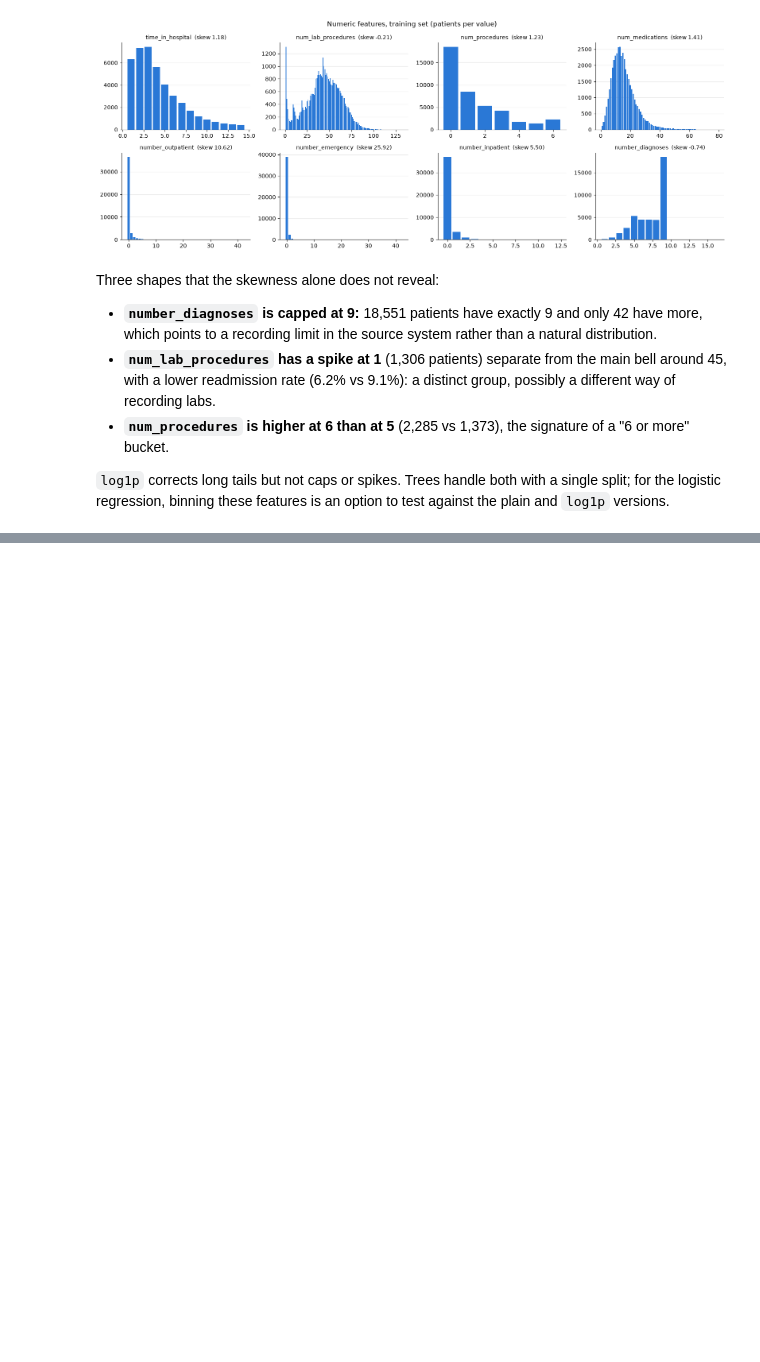
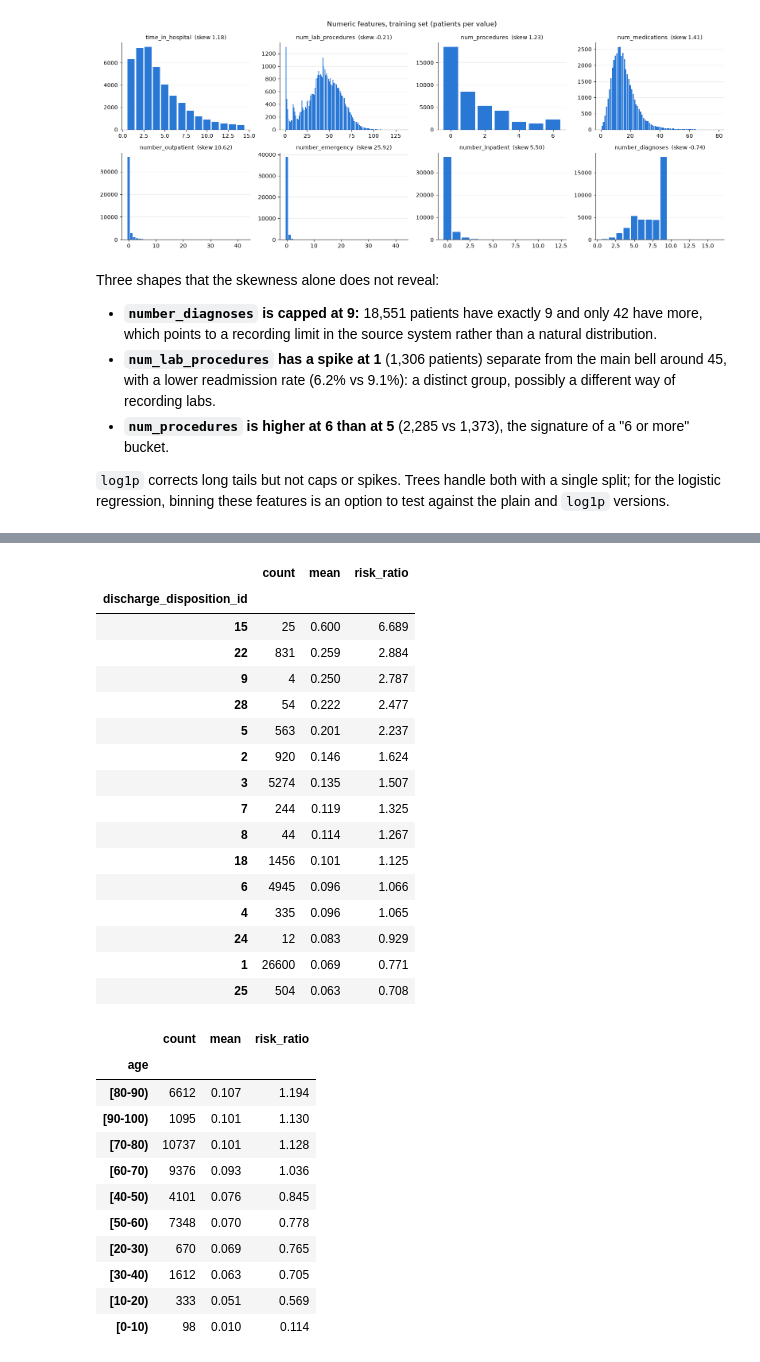
Before and after one commit to gigifumagalli/diabetes-readmission, a Jupyter notebook: notebooks/01_scoping_eda.ipynb, the cells around one changed output, grey strips where cells are left out. Cells and saved outputs as stored; diff of their text form; code cells hidden in the pictures; blank space fills up the shorter version.

```diff
--- a/notebooks/01_scoping_eda.ipynb
+++ b/notebooks/01_scoping_eda.ipynb
@@ -555,0 +562,9 @@ regression, binning these features is an option to test against the plain and `l
+# %%
+# Constant columns carry no information (3.2); NaN becomes its own category, so missingness can carry signal
+SCREEN_COLS = [c for c in CATEGORICAL_COLS if c not in constant_cols]
+cat_train = df_train[SCREEN_COLS].fillna("Missing")
+
+mi_summary = pd.DataFrame({"n_values": cat_train.nunique()})
+mi_summary["mi"] = cat_train.apply(lambda col: mutual_info_score(col, df_train["target"]))
+
+mi_summary.sort_values("mi", ascending=False).round(5)
@@ -555,0 +595,41 @@ regression, binning these features is an option to test against the plain and `l
+# %%
+base_rate = df_train["target"].mean()
+
+def risk_table(col: str) -> pd.DataFrame:
+    """Readmission rate and risk ratio per category of one column, highest risk first."""
+    table = df_train.groupby(cat_train[col])["target"].agg(["count", "mean"])
+    table["risk_ratio"] = table["mean"] / base_rate
+    return table.sort_values("risk_ratio", ascending=False).round(3)
+
+for col in ["discharge_disposition_id", "age", "medical_specialty", "payer_code"]:
+    display(risk_table(col).head(15))
+# %% [output]
+|  | count | mean | risk_ratio |
+| discharge_disposition_id |  |  |  |
+| 15 | 25 | 0.600 | 6.689 |
+| 22 | 831 | 0.259 | 2.884 |
+| 9 | 4 | 0.250 | 2.787 |
+| 28 | 54 | 0.222 | 2.477 |
+| 5 | 563 | 0.201 | 2.237 |
+| 2 | 920 | 0.146 | 1.624 |
+| 3 | 5274 | 0.135 | 1.507 |
+| 7 | 244 | 0.119 | 1.325 |
+| 8 | 44 | 0.114 | 1.267 |
+| 18 | 1456 | 0.101 | 1.125 |
+| 6 | 4945 | 0.096 | 1.066 |
+| 4 | 335 | 0.096 | 1.065 |
+| 24 | 12 | 0.083 | 0.929 |
+| 1 | 26600 | 0.069 | 0.771 |
+| 25 | 504 | 0.063 | 0.708 |
+|  | count | mean | risk_ratio |
+| age |  |  |  |
+| [80-90) | 6612 | 0.107 | 1.194 |
+| [90-100) | 1095 | 0.101 | 1.130 |
+| [70-80) | 10737 | 0.101 | 1.128 |
+| [60-70) | 9376 | 0.093 | 1.036 |
+| [40-50) | 4101 | 0.076 | 0.845 |
+| [50-60) | 7348 | 0.070 | 0.778 |
+| [20-30) | 670 | 0.069 | 0.765 |
+| [30-40) | 1612 | 0.063 | 0.705 |
+| [10-20) | 333 | 0.051 | 0.569 |
+| [0-10) | 98 | 0.010 | 0.114 |
```
Also changed, not shown: parts of 8 cells of this notebook.
